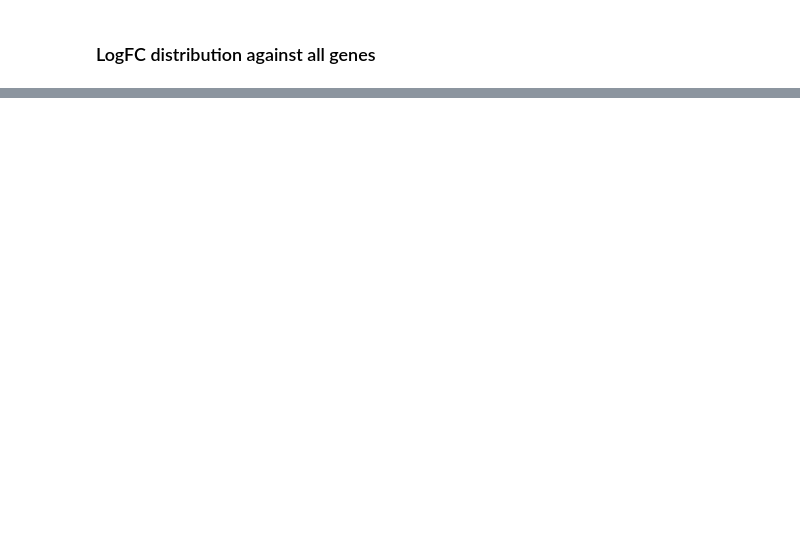
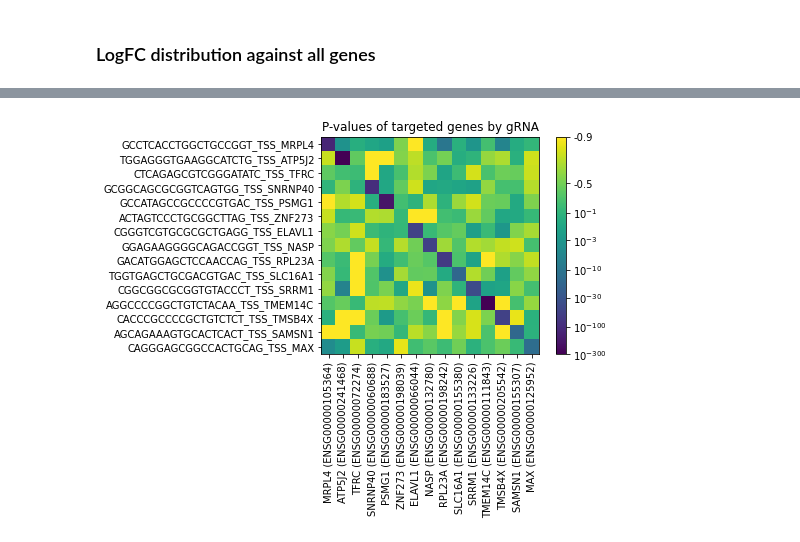
Before and after one commit to lingfeiwang/normalisr, a Jupyter notebook: examples/GSE120861/code/notebook_highmoi.ipynb, the cells around one changed output, grey strips where cells are left out. Cells and saved outputs as stored; diff of their text form; code cells hidden in the pictures; blank space fills up the shorter version.

```diff
--- a/examples/GSE120861/code/notebook_highmoi.ipynb
+++ b/examples/GSE120861/code/notebook_highmoi.ipynb
@@ -121,0 +124,23 @@ plt.legend();
+# %%
+from biothings_client import get_client
+from os.path import join as pjoin
+import itertools
+mg=get_client('gene')
+
+p=de_aware[0]
+lfc=de_aware[1]
+g=nameg
+t=namet
+dx=np.linspace(0,1,51)
+tdict=dict(zip(t,range(len(t))))
+# %%
+#Find TSS-targeting gRNAs and their targets
+gs=[np.nonzero([x.endswith('_negctrl') for x in g])[0],np.nonzero([x.split('_')[1]=='TSS' for x in g])[0]]
+g1=[x.split('_')[-1] for x in g[gs[1]]]
+q=mg.querymany(g1,scopes='symbol,alias',fields='ensembl.gene',species='human')
+q=list(filter(lambda x:'ensembl' in x,q))
+q=[[[y,x['query']] for y in x['ensembl']] if type(x['ensembl']) is list else [[x['ensembl'],x['query']]] for x in q]
+q=[[x[0]['gene'],x[1]] for x in itertools.chain.from_iterable(q)]
+q=list(filter(lambda x:x[0] in tdict,q))
+q=[[tdict[x[0]],'{} ({})'.format(x[1],x[0])] for x in q]
+q,qnames=[list(x) for x in zip(*q)]
@@ -121,0 +159,13 @@ plt.legend();
+# %%
+from matplotlib.ticker import FormatStrFormatter,FuncFormatter
+func=lambda x:-np.log10(-np.log10(x+1E-301))
+dy=func(p[gs[1]][:,q])
+vmin=0
+vmax=0.9
+plt.imshow(dy,vmin=func(vmin),vmax=func(vmax));
+plt.xticks(ticks=np.arange(len(qnames)),labels=qnames,rotation=90);
+plt.yticks(ticks=np.arange(len(gs[1])),labels=g[gs[1]]);
+plt.colorbar(ticks=func(np.array([0.9,0.5,1E-1,1E-3,1E-10,1E-31,1E-100,1E-301])),format=FuncFormatter(lambda x,pos:"$10^{"+str(int(-10**(-x)))+"}$" if -10**(-x)<-0.9 else str(int(np.round(-10**(1-10**(-x))))/10)));
+plt.title('P-values of targeted genes by gRNA');
+# %% [output]
+[figure, added]
```
Also changed, not shown: parts of 7 cells of this notebook, 24 other files.
